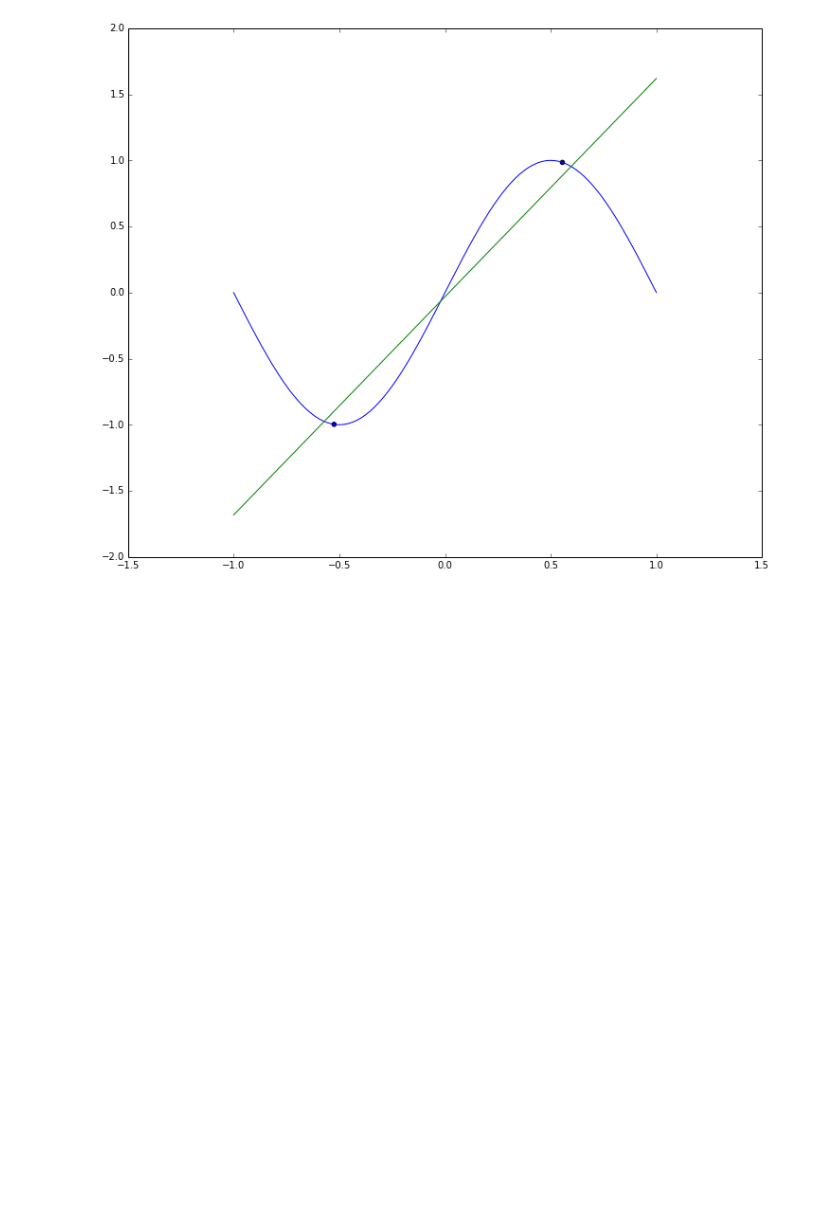
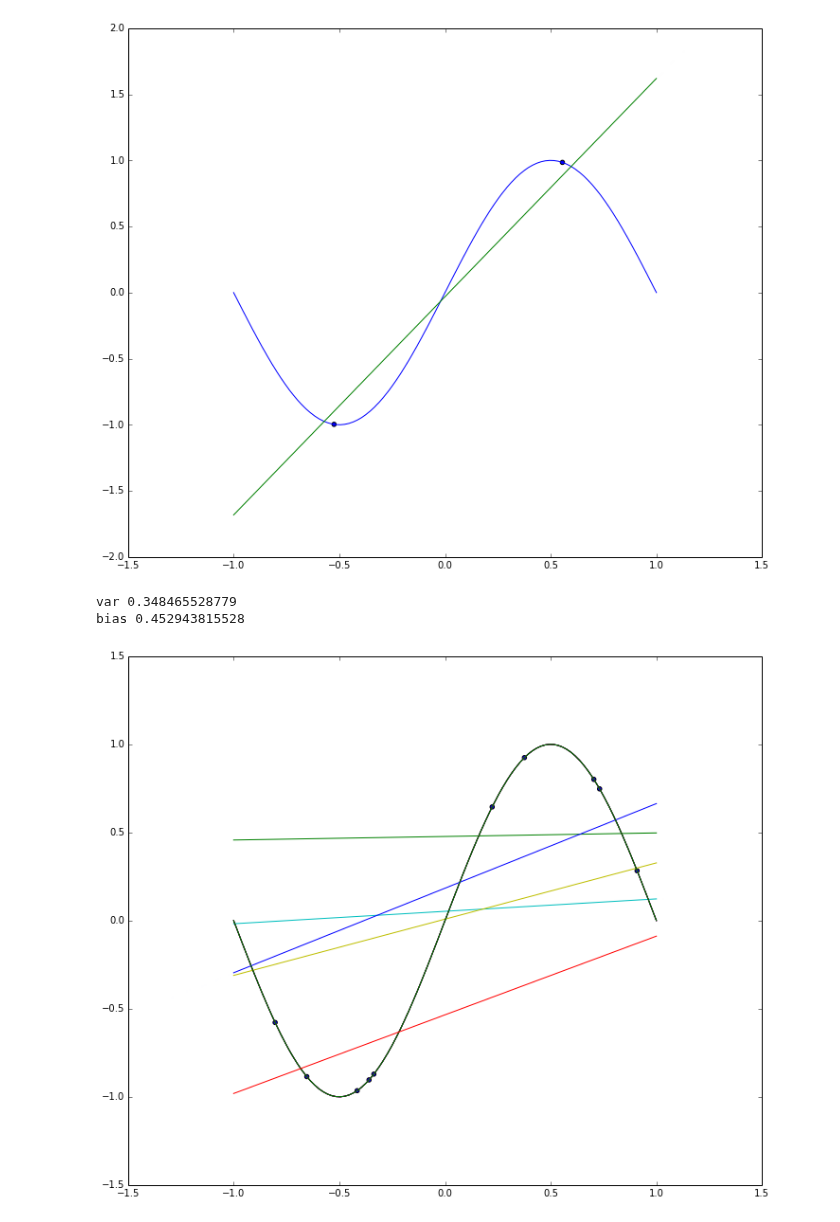
Before and after one commit to Chuphay/school, a Jupyter notebook: ML/Sine.ipynb, the cells around one changed output. Saved outputs shown, nothing was run; the diff lists cells and outputs as text; code cells hidden in the pictures; blank space fills up the shorter version.

```diff
--- a/ML/Sine.ipynb
+++ b/ML/Sine.ipynb
@@ -140,3 +140,31 @@ scatter(data[0], data[1]);
 plot(x, slope*x+intercept);
 # %% [output]
 [figure]
+# %%
+#seed(13)
+slope = 0
+intercept = 0
+num = 10000
+var = 0
+for i in range(num):
+    data = get_two_points()
+    s, inter = get_weighted_line_parameters(data,0.1, False)
+    inter = (data[0][0]+data[0][1])/2
+    slope += s
+    x = linspace(-1,1,100)
+    intercept += inter
+    var += trapz((slope*x/(i+1) -s*x-inter)**2,x)
+    if(i<5):
+        plot(x,sin(pi*x))
+        scatter(data[0], data[1]);
+        plot(x, slope*x+inter);
+
+slope = slope/num
+intercept = intercept/num
+print("var",var/num)
+x = linspace(-1,1,100)
+print("bias",trapz((sin(pi*x) - (slope*x + intercept))**2,x)/2  )
+# %% [output]
+var 0.348465528779
+bias 0.452943815528
+[figure, added]
```
Also changed, not shown: parts of 5 cells of this notebook.
